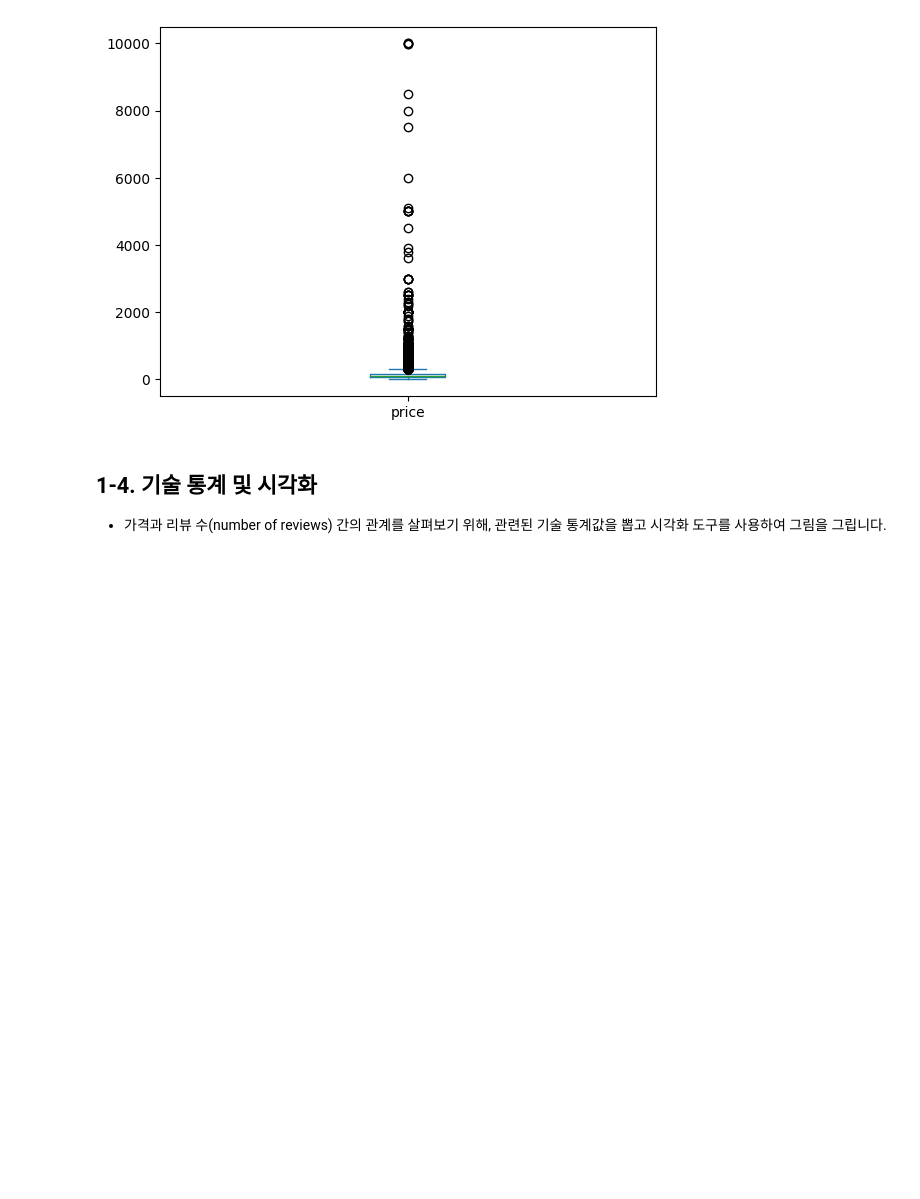
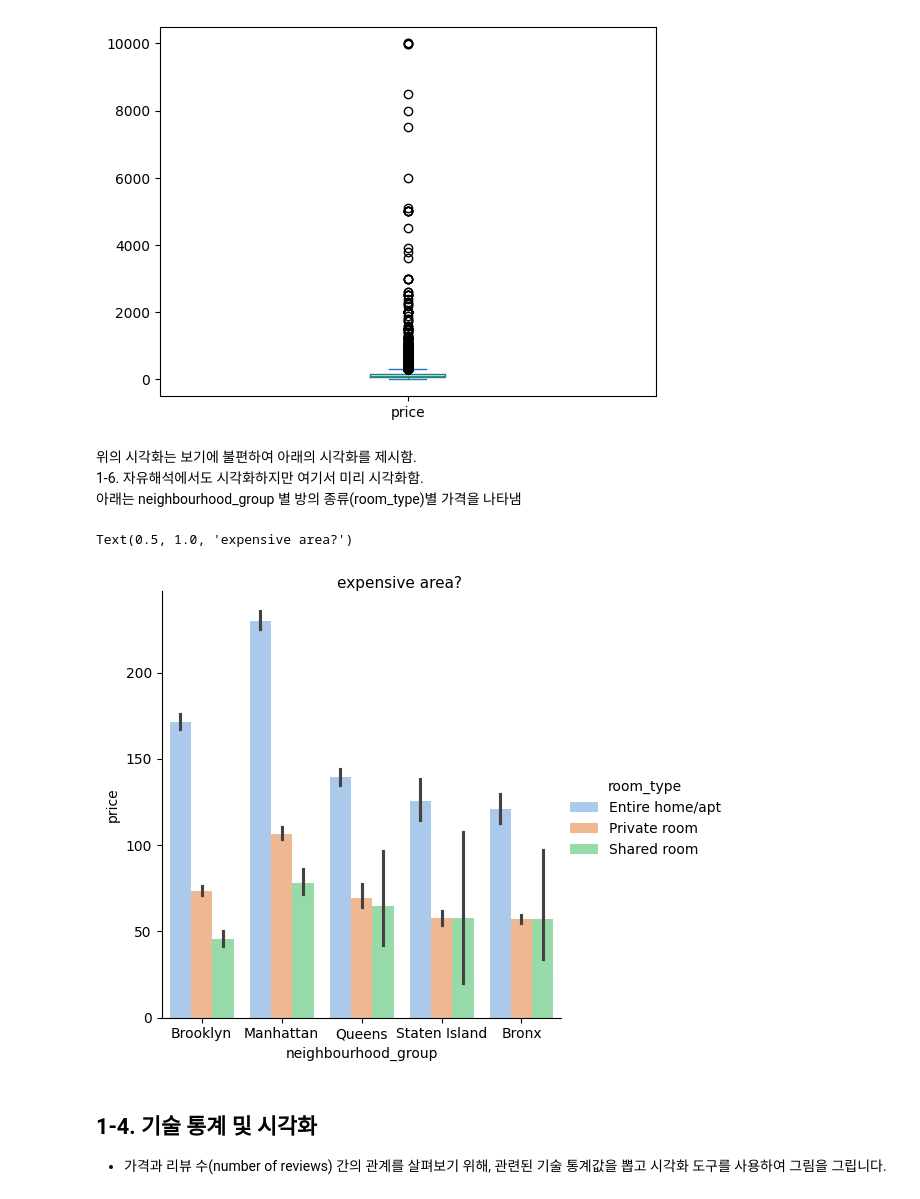
Before and after one commit to gjlee0802/data-science, a Jupyter notebook: hw01_airbnb/과제1.ipynb, the cells around one changed output. Saved outputs shown, nothing was run; the diff lists cells and outputs as text; code cells hidden in the pictures; blank space fills up the shorter version.

```diff
--- a/hw01_airbnb/과제1.ipynb
+++ b/hw01_airbnb/과제1.ipynb
@@ -129,6 +138,16 @@ df['price'].plot(kind='box')
 # %% [output]
 <Axes: >
 [figure]
+# %% [markdown]
+위의 시각화는 보기에 불편하여 아래의 시각화를 제시함.
+1-6. 자유해석에서도 시각화하지만 여기서 미리 시각화함.
+아래는 neighbourhood_group 별 방의 종류(room_type)별 가격을 나타냄
+# %%
+fig2 = sns.catplot(x='neighbourhood_group',y='price',data=df,kind='bar',hue='room_type', hue_order=['Entire home/apt', 'Private room', 'Shared room'],palette='pastel')
+fig2.fig.suptitle('expensive area?',fontsize=11,y=1.0)
+# %% [output]
+Text(0.5, 1.0, 'expensive area?')
+[figure, added]
 # %% [markdown]
 ## 1-4. 기술 통계 및 시각화
 - 가격과 리뷰 수(number of reviews) 간의 관계를 살펴보기 위해, 관련된 기술 통계값을 뽑고 시각화 도구를 사용하여 그림을 그립니다.
```
Also changed, not shown: parts of 51 cells of this notebook.
